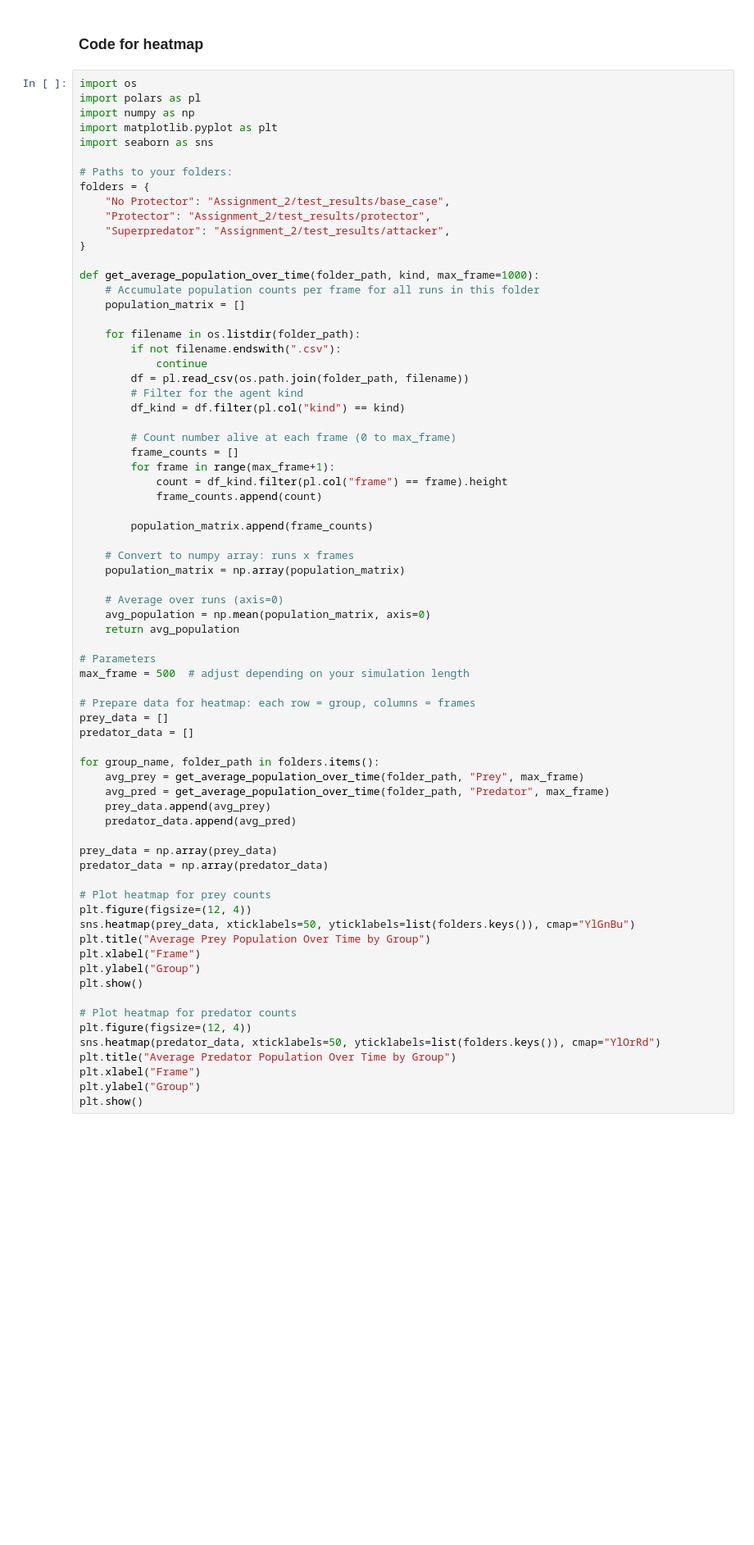
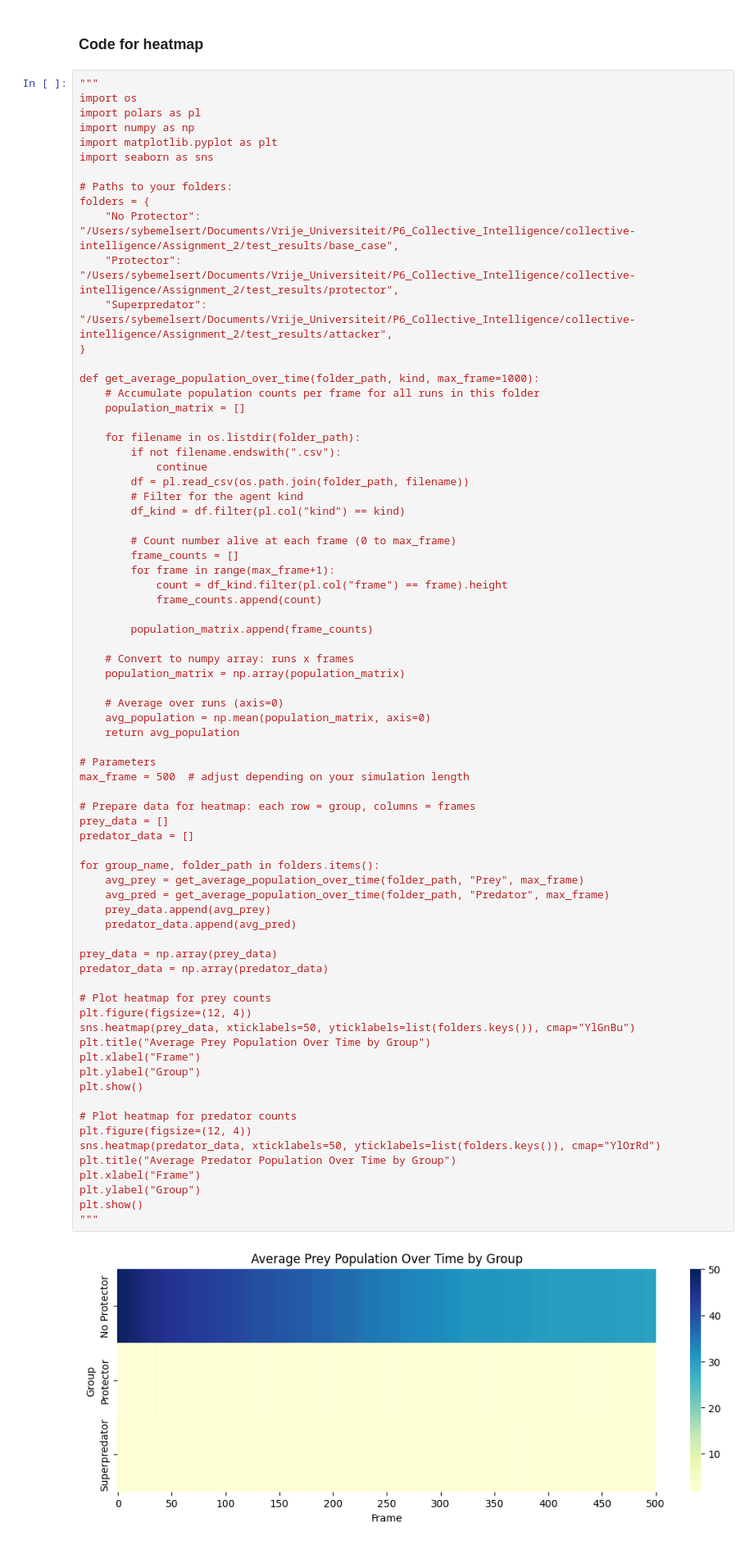
Before and after one commit to sybemelsert/collective-intelligence, a Jupyter notebook: Assignment_2/Stat_test.ipynb, the cells around one changed output. Shown at 82% size. Cells and saved outputs as stored; diff of their text form; blank space fills up the shorter version.

```diff
--- a/Assignment_2/Stat_test.ipynb
+++ b/Assignment_2/Stat_test.ipynb
@@ -61,6 +89,7 @@ else:
 # %% [markdown]
 ### Code for heatmap
 # %%
+"""
 import os
 import polars as pl
 import numpy as np
@@ -69,9 +98,9 @@ import seaborn as sns
 
 # Paths to your folders:
 folders = {
-    "No Protector": "Assignment_2/test_results/base_case",
-    "Protector": "Assignment_2/test_results/protector",
-    "Superpredator": "Assignment_2/test_results/attacker",
+    "No Protector": "/Users/sybemelsert/Documents/Vrije_Universiteit/P6_Collective_Intelligence/collective-intelligence/Assignment_2/test_results/base_case",
+    "Protector": "/Users/sybemelsert/Documents/Vrije_Universiteit/P6_Collective_Intelligence/collective-intelligence/Assignment_2/test_results/protector",
+    "Superpredator": "/Users/sybemelsert/Documents/Vrije_Universiteit/P6_Collective_Intelligence/collective-intelligence/Assignment_2/test_results/attacker",
 }
 
 def get_average_population_over_time(folder_path, kind, max_frame=1000):
@@ -104,30 +133,33 @@ def get_average_population_over_time(folder_path, kind, max_frame=1000):
 max_frame = 500  # adjust depending on your simulation length
 
 # Prepare data for heatmap: each row = group, columns = frames
 prey_data = []
 predator_data = []
 
 for group_name, folder_path in folders.items():
     avg_prey = get_average_population_over_time(folder_path, "Prey", max_frame)
     avg_pred = get_average_population_over_time(folder_path, "Predator", max_frame)
     prey_data.append(avg_prey)
     predator_data.append(avg_pred)
 
 prey_data = np.array(prey_data)
 predator_data = np.array(predator_data)
 
 # Plot heatmap for prey counts
 plt.figure(figsize=(12, 4))
 sns.heatmap(prey_data, xticklabels=50, yticklabels=list(folders.keys()), cmap="YlGnBu")
 plt.title("Average Prey Population Over Time by Group")
 plt.xlabel("Frame")
 plt.ylabel("Group")
 plt.show()
 
 # Plot heatmap for predator counts
 plt.figure(figsize=(12, 4))
 sns.heatmap(predator_data, xticklabels=50, yticklabels=list(folders.keys()), cmap="YlOrRd")
 plt.title("Average Predator Population Over Time by Group")
 plt.xlabel("Frame")
 plt.ylabel("Group")
 plt.show()
+"""
+# %% [output]
+[figure, added]
```
Also changed, not shown: parts of 8 cells of this notebook, 3 other files.
